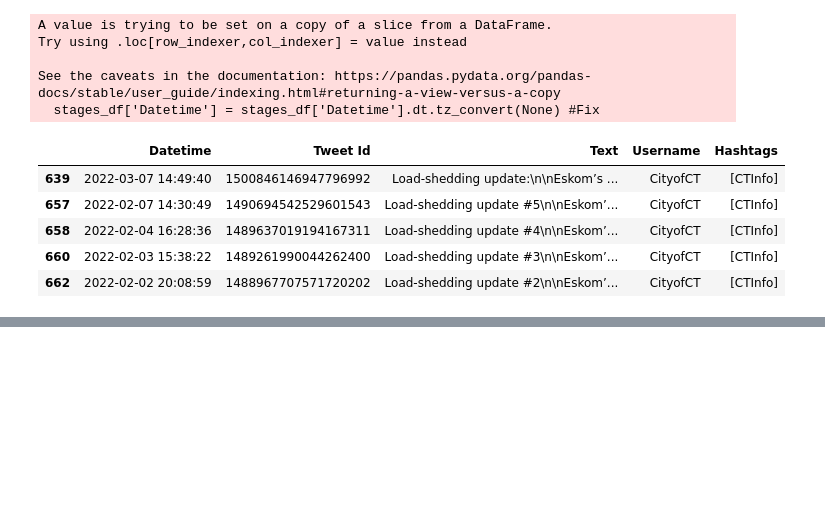
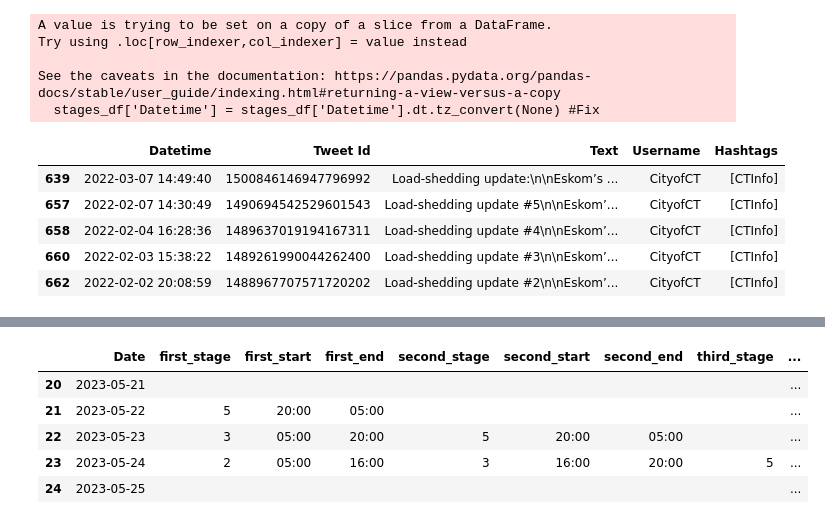
Before and after one commit to Julio-Baeta1/loadshedding_helper_code, a Jupyter notebook: eskom_past_stages/Eskom_loadshedding_stages_explore.ipynb, the cells around one changed output, grey strips where cells are left out. Cells and saved outputs as stored; diff of their text form; code cells hidden in the pictures; blank space fills up the shorter version.

Commit message:
Added basic stage info extraction to df

```diff
--- a/eskom_past_stages/Eskom_loadshedding_stages_explore.ipynb
+++ b/eskom_past_stages/Eskom_loadshedding_stages_explore.ipynb
@@ -88,9 +88,9 @@ See the caveats in the documentation: https://pandas.pydata.org/pandas-docs/stab
 | 662 | 2022-02-02 20:08:59 | 1488967707571720202 | Load-shedding update #2\n\nEskom’... | CityofCT | [CTInfo] |
 # %%
 """Print out tweets to see format"""
-for i in range(10):
+for i in range(100):
     print(f"Tweet {i}:\n" )
-    print(eskom_df.iloc[i]['Text'], "\n")
+    print(stages_df.iloc[i]['Text'], "\n")
 # %% [output]
 Tweet 0:
 
@@ -111,0 +112,26 @@ See: https://t.co/Fwt2D1KUNE
+# %%
+from dateutil.parser import parse
+
+def is_date(string, fuzzy=False):
+    try:
+        parse(string, fuzzy=fuzzy)
+        return True
+
+    except ValueError:
+        return False
+# %%
+test_df = pd.DataFrame({'Date':pd.date_range(start='5/01/2023', end='5/25/2023'), #input is of form mm/dd/yyyy
+                    'first_stage': "",
+                    'first_start': "",
+                    'first_end': "",
+                    'second_stage': "",
+                    'second_start': "",
+                    'second_end': "",
+                    'third_stage': "",
+                    'third_start': "",
+                    'third_end': "",
+                    'fourth_stage': "",
+                    'fourth_start': "",
+                    'fourth_end': ""})
+
+print("number of days in DF: " + str(len(test_df['Date'])))
@@ -111,0 +189,9 @@ See: https://t.co/Fwt2D1KUNE
+# %%
+test_df.tail()
+# %% [output]
+|  | Date | first_stage | first_start | first_end | second_stage | second_start | second_end | third_stage | ... |
+| 20 | 2023-05-21 |  |  |  |  |  |  |  | ... |
+| 21 | 2023-05-22 | 5 | 20:00 | 05:00 |  |  |  |  | ... |
+| 22 | 2023-05-23 | 3 | 05:00 | 20:00 | 5 | 20:00 | 05:00 |  | ... |
+| 23 | 2023-05-24 | 2 | 05:00 | 16:00 | 3 | 16:00 | 20:00 | 5 | ... |
+| 24 | 2023-05-25 |  |  |  |  |  |  |  | ... |
```
Also changed, not shown: parts of 3 cells of this notebook.
